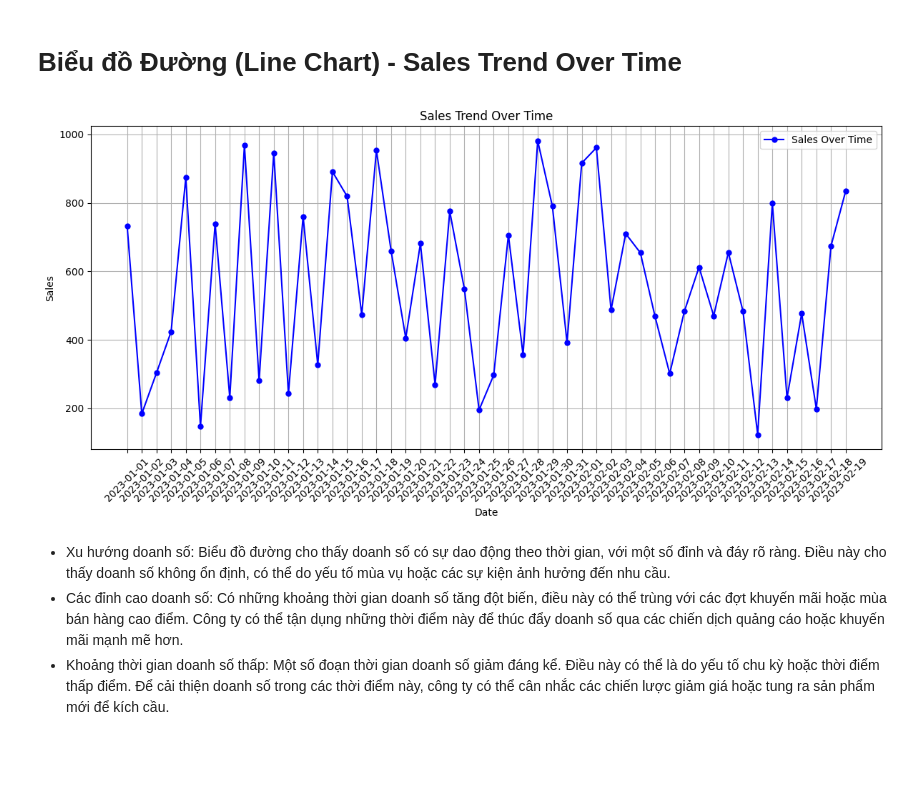
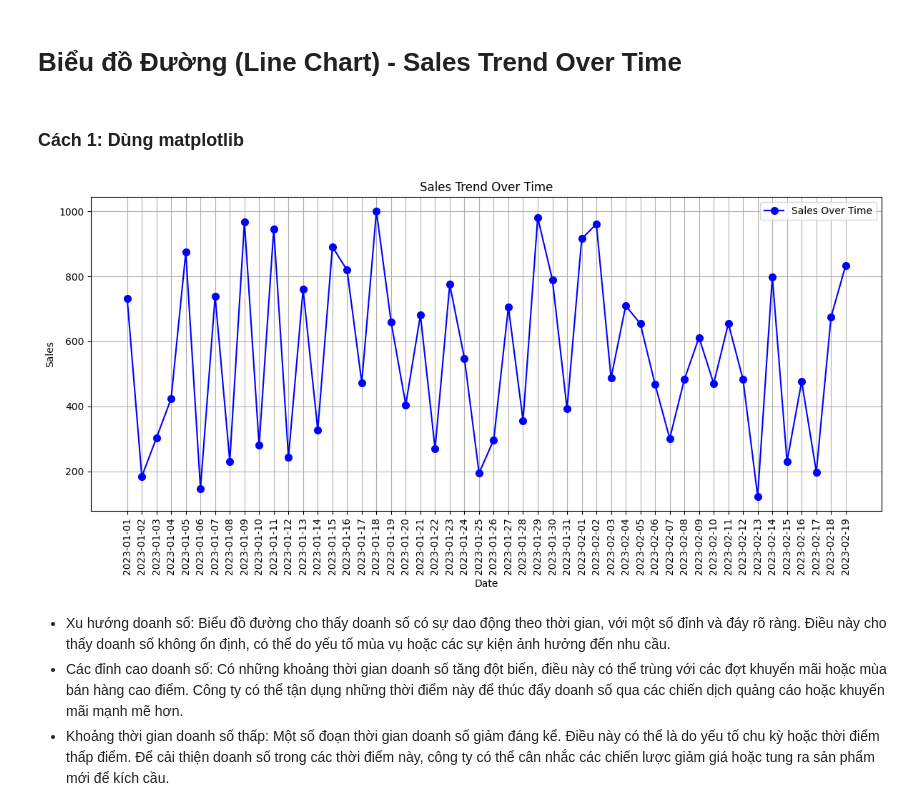
Before and after one commit to thanhthao2004/Tranning-Python-Lesson4, a Jupyter notebook: LyThuyet.ipynb, the cells around one changed output. Cells and saved outputs as stored; diff of their text form; code cells hidden in the pictures; blank space fills up the shorter version.

```diff
--- a/LyThuyet.ipynb
+++ b/LyThuyet.ipynb
@@ -25,24 +33,25 @@ df = pd.read_csv('Data_sale.csv')
 # %% [markdown]
 # Biểu đồ Đường (Line Chart) - Sales Trend Over Time
+# %% [markdown]
+### Cách 1: Dùng matplotlib
 # %%
 # Vẽ biểu đồ Line Chart
 plt.figure(figsize=(12, 6))  # Kích thước biểu đồ
-plt.plot(df['Date'], df['Sales'], color='blue', linestyle='-', marker='o', markersize=5,
+plt.plot(df['Date'], df['Sales'], color='blue', linestyle='-', marker='o', markersize=7,
          linewidth=1.5, label="Sales Over Time")
 
 # Tiêu đề và nhãn trục
 plt.title("Sales Trend Over Time")
 plt.xlabel("Date")
 plt.ylabel("Sales")
-plt.xticks(rotation=45)  # Xoay nhãn trục x để dễ đọc hơn
+plt.xticks(rotation=90)  # Xoay nhãn trục x để dễ đọc hơn
 plt.grid(True)  # Hiển thị lưới
 plt.legend()  # Hiển thị chú thích cho đường
 plt.tight_layout()  # Đảm bảo mọi thứ không bị cắt khi hiển thị
-
-# Hiển thị biểu đồ
+#  Hiển thị biểu đồ
 plt.show()
 # %% [output]
-[figure, old version]
+[figure, new version]
 # %% [markdown]
 - Xu hướng doanh số: Biểu đồ đường cho thấy doanh số có sự dao động theo thời gian, với một số đỉnh và đáy rõ ràng. Điều này cho thấy doanh số không ổn định, có thể do yếu tố mùa vụ hoặc các sự kiện ảnh hưởng đến nhu cầu.
 - Các đỉnh cao doanh số: Có những khoảng thời gian doanh số tăng đột biến, điều này có thể trùng với các đợt khuyến mãi hoặc mùa bán hàng cao điểm. Công ty có thể tận dụng những thời điểm này để thúc đẩy doanh số qua các chiến dịch quảng cáo hoặc khuyến mãi mạnh mẽ hơn.
```
Also changed, not shown: parts of 16 cells of this notebook, 1 other file.
